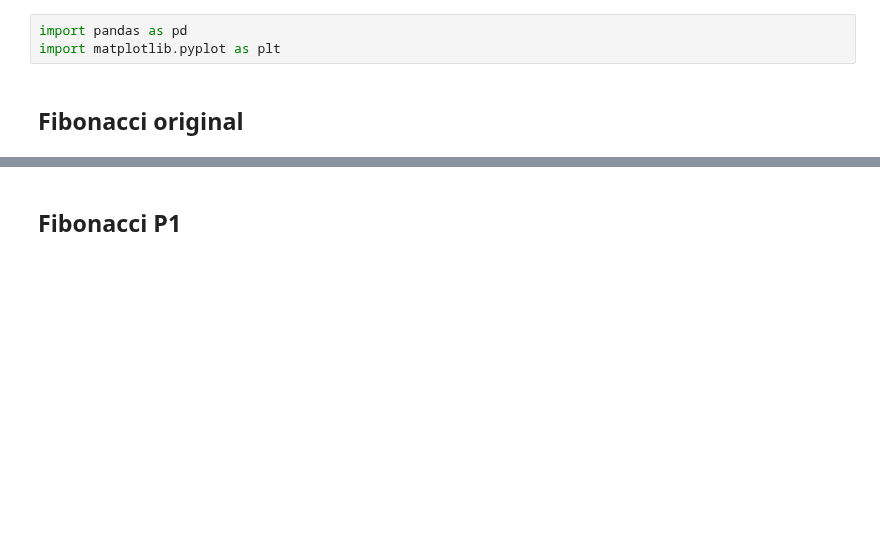
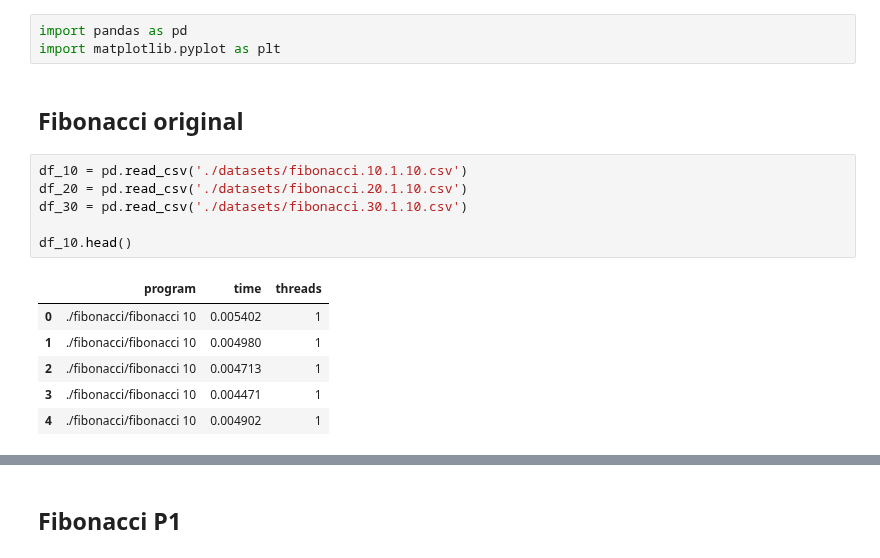
Before and after one commit to jparadadev/notebooks, a Jupyter notebook: high-performance-for-cyber-security/fibonacci.ipynb, the cells around one changed output, grey strips where cells are left out. Cells and saved outputs as stored; diff of their text form; blank space fills up the shorter version.

```diff
--- a/high-performance-for-cyber-security/fibonacci.ipynb
+++ b/high-performance-for-cyber-security/fibonacci.ipynb
@@ -9,3 +9,16 @@ import pandas as pd
 import matplotlib.pyplot as plt
 # %% [markdown]
 ## Fibonacci original
+# %%
+df_10 = pd.read_csv('./datasets/fibonacci.10.1.10.csv')
+df_20 = pd.read_csv('./datasets/fibonacci.20.1.10.csv')
+df_30 = pd.read_csv('./datasets/fibonacci.30.1.10.csv')
+
+df_10.head()
+# %% [output]
+|  | program | time | threads |
+| 0 | ./fibonacci/fibonacci 10 | 0.005402 | 1 |
+| 1 | ./fibonacci/fibonacci 10 | 0.004980 | 1 |
+| 2 | ./fibonacci/fibonacci 10 | 0.004713 | 1 |
+| 3 | ./fibonacci/fibonacci 10 | 0.004471 | 1 |
+| 4 | ./fibonacci/fibonacci 10 | 0.004902 | 1 |
```
Also changed, not shown: parts of 2 cells of this notebook, 3 other files.
